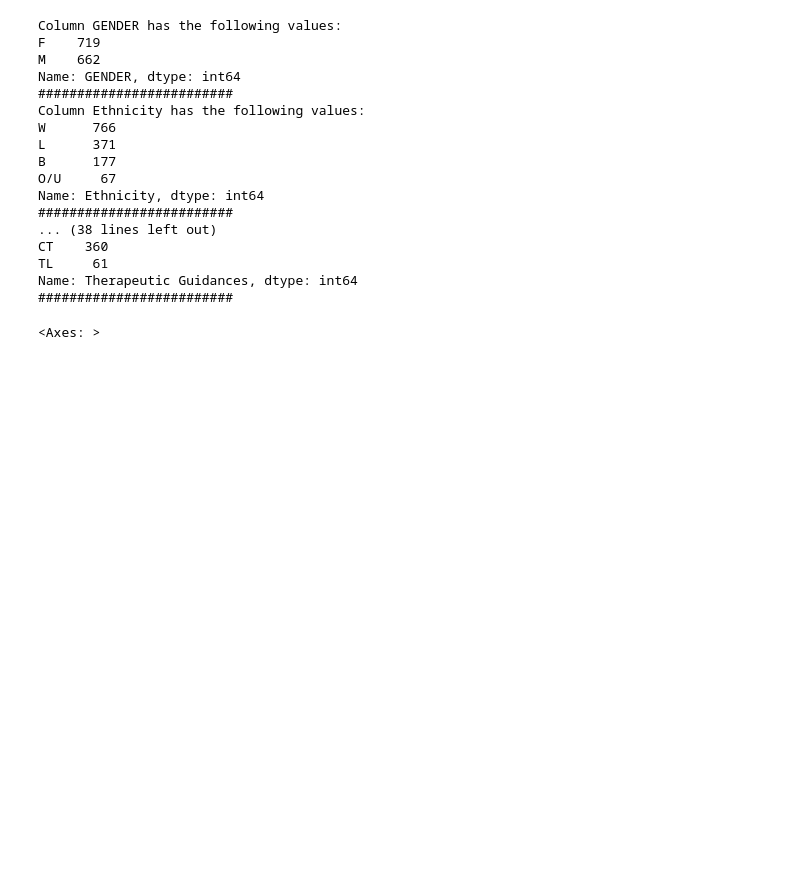
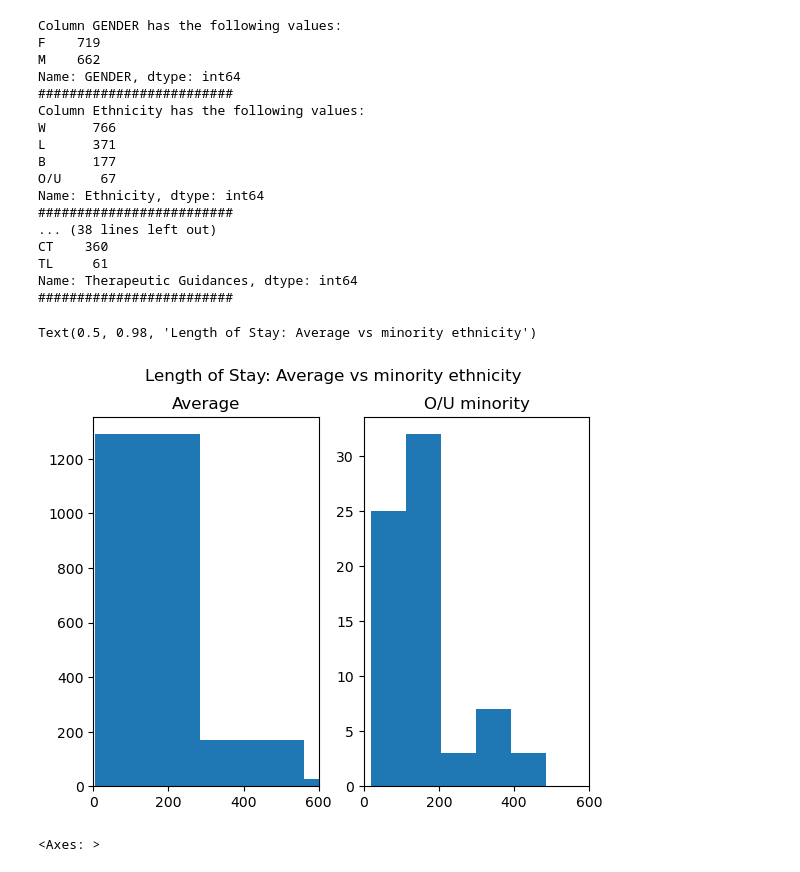
Before and after one commit to olsonperrensen/MLcomposer, a Jupyter notebook: Feature engineering.ipynb, the cells around one changed output. Cells and saved outputs as stored; diff of their text form; code cells hidden in the pictures; blank space fills up the shorter version.

Commit message:
O/U kept due to graph

```diff
--- a/Feature engineering.ipynb
+++ b/Feature engineering.ipynb
@@ -224,6 +226,20 @@ CT    360
 TL     61
 Name: Therapeutic Guidances, dtype: int64
 #########################
+# %%
+fig, ax = plt.subplots(ncols=2,nrows=1)
+ax[0].hist(df['LOS'])
+ax[0].set_xlim([0, 600])
+ax[0].set_title('Average')
+ax[1].hist(df[df['Ethnicity']=='O/U']['LOS'])
+ax[1].set_title('O/U minority')
+ax[1].set_xlim([0, 600])
+fig.suptitle('Length of Stay: Average vs minority ethnicity')
+
+# Since there is not much variance I decided to keep it
+# %% [output]
+Text(0.5, 0.98, 'Length of Stay: Average vs minority ethnicity')
+[figure, added]
 # %%
 # There seems to be a correlation between the length of stay (LOS) and the amount of medications patients had to take
 # Let's corroborate that presumption by plotting a heatmap!
```
Also changed, not shown: parts of 2 cells of this notebook.
